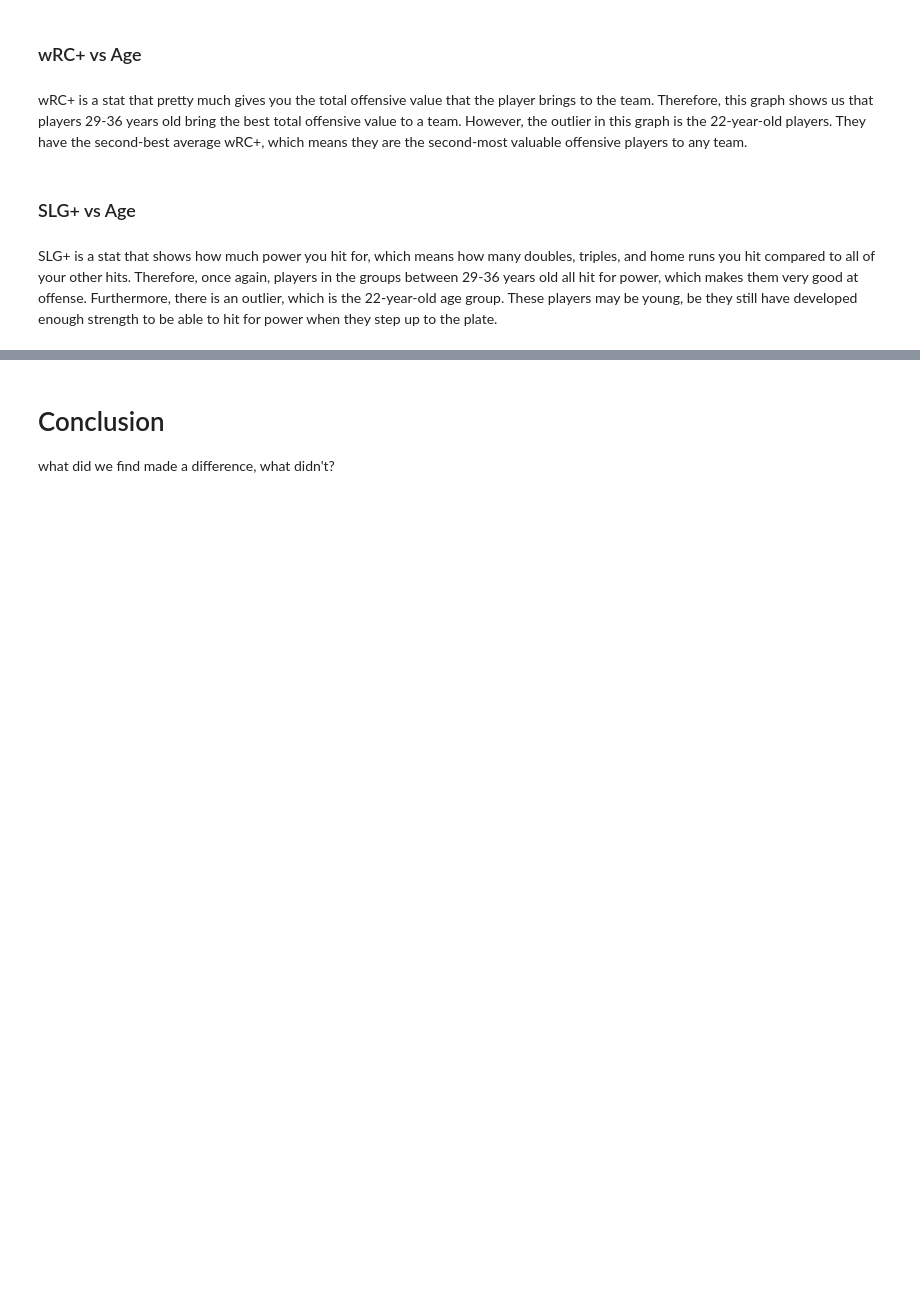
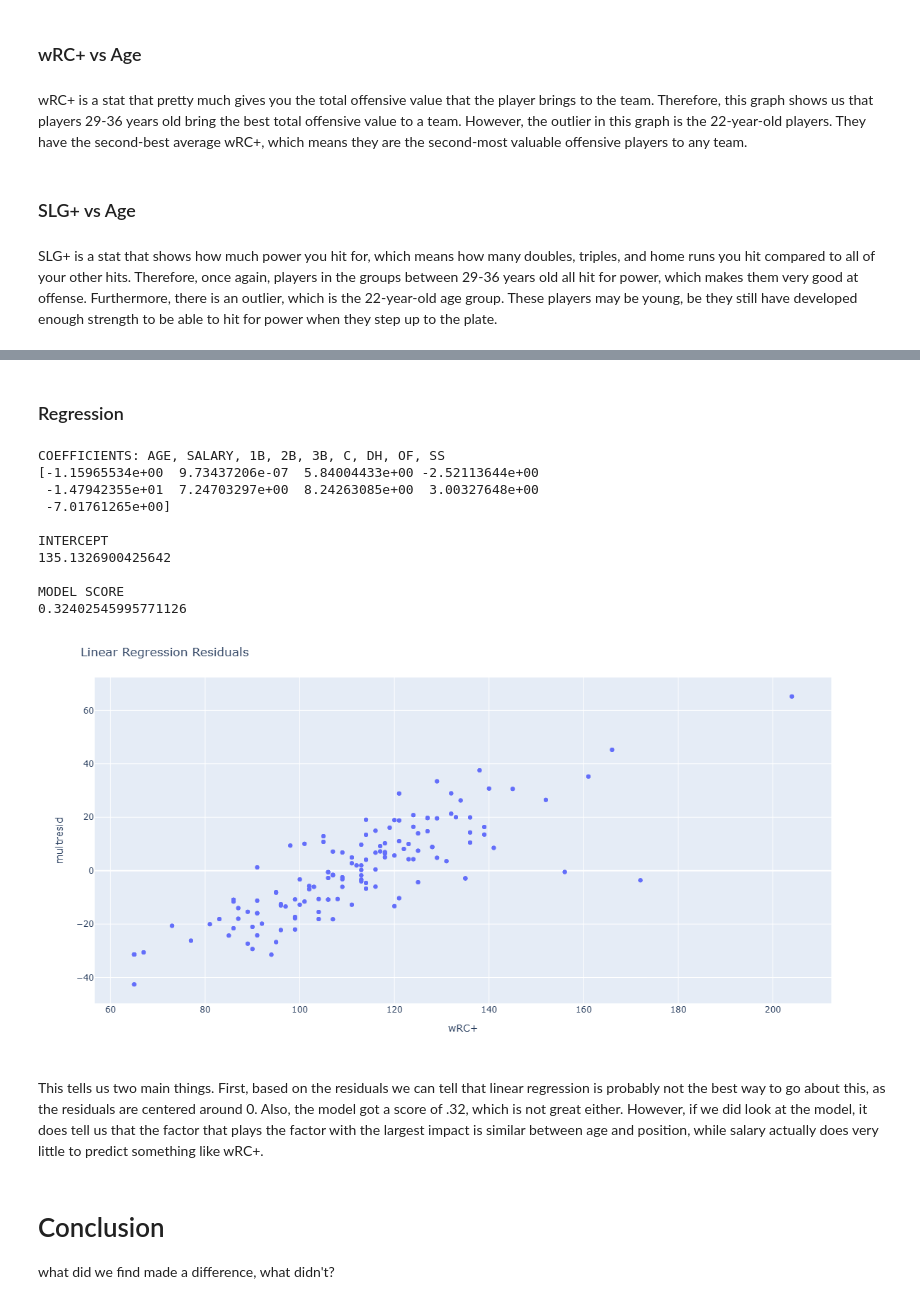
Before and after one commit to josephmadigan-alt/DATA101FINAL-MLB, a Jupyter notebook: Final Project Notebook (2).ipynb, the cells around one changed output, grey strips where cells are left out. Saved outputs shown, nothing was run; the diff lists cells and outputs as text; code cells hidden in the pictures; blank space fills up the shorter version.

Commit message:
regression and notation

```diff
--- a/Final Project Notebook (2).ipynb
+++ b/Final Project Notebook (2).ipynb
@@ -668,3 +771,63 @@ fig.show()
+# %% [markdown]
+### Regression ###
+# %%
+# Making a dataframe that has player, position,
+tdf = df_combined.copy()
+tdf = tdf.rename(columns = {'Player':'Name'})
+df_all = pd.merge(tdf, contract_df, on = 'Name', how = 'left')
+
+# Making a paired down dataframe with just what we need
+columns = ['Pos', 'Age', 'wRC+', 'Salary']
+lindf = df_all[columns]
+
+# Cleaning dataset of NaN
+lindf = lindf.dropna()
+
+# Making dummy columns for position since it is categorical
+lindum = pd.get_dummies(lindf, columns = ['Pos'])
+
+# Defining the regression paramaters
+wrcreg = LinearRegression()
+x = lindum[['Age','Salary','Pos_1B','Pos_2B','Pos_3B','Pos_C','Pos_DH','Pos_OF','Pos_SS']].values.reshape(-1,9)
+y = lindum['wRC+'].values
+
+# Fitting model
+wrcreg.fit(x,y)
+
+print('COEFFICIENTS: AGE, SALARY, 1B, 2B, 3B, C, DH, OF, SS')
+print(wrcreg.coef_)
+print()
+print('INTERCEPT')
+print(wrcreg.intercept_)
+print()
+print('MODEL SCORE')
+print(wrcreg.score(x,y))
+lindum['multpredict'] = wrcreg.predict(x)
+lindum['multresid'] = lindum['wRC+'] - lindum['multpredict']
+
+fig = px.scatter(lindum,
+                 x = 'wRC+',
+                 y = 'multresid')
+
+fig.update_layout(width = 800,
+                  height = 600,
+                  title = 'Linear Regression Residuals')
+
+fig.show()
+# %% [output]
+COEFFICIENTS: AGE, SALARY, 1B, 2B, 3B, C, DH, OF, SS
+[-1.15965534e+00  9.73437206e-07  5.84004433e+00 -2.52113644e+00
+ -1.47942355e+01  7.24703297e+00  8.24263085e+00  3.00327648e+00
+ -7.01761265e+00]
+
+INTERCEPT
+135.1326900425642
+
+MODEL SCORE
+0.32402545995771126
+[figure, added]
+# %% [markdown]
+This tells us two main things. First, based on the residuals we can tell that linear regression is probably not the best way to go about this, as the residuals are centered around 0. Also, the model got a score of .32, which is not great either. However, if we did look at the model, it does tell us that the factor that plays the factor with the largest impact is similar between age and position, while salary actually does very little to predict something like wRC+.
 # %% [markdown]
 # Conclusion #
 what did we find made a difference, what didn't?
```
Also changed, not shown: parts of 27 cells of this notebook.
